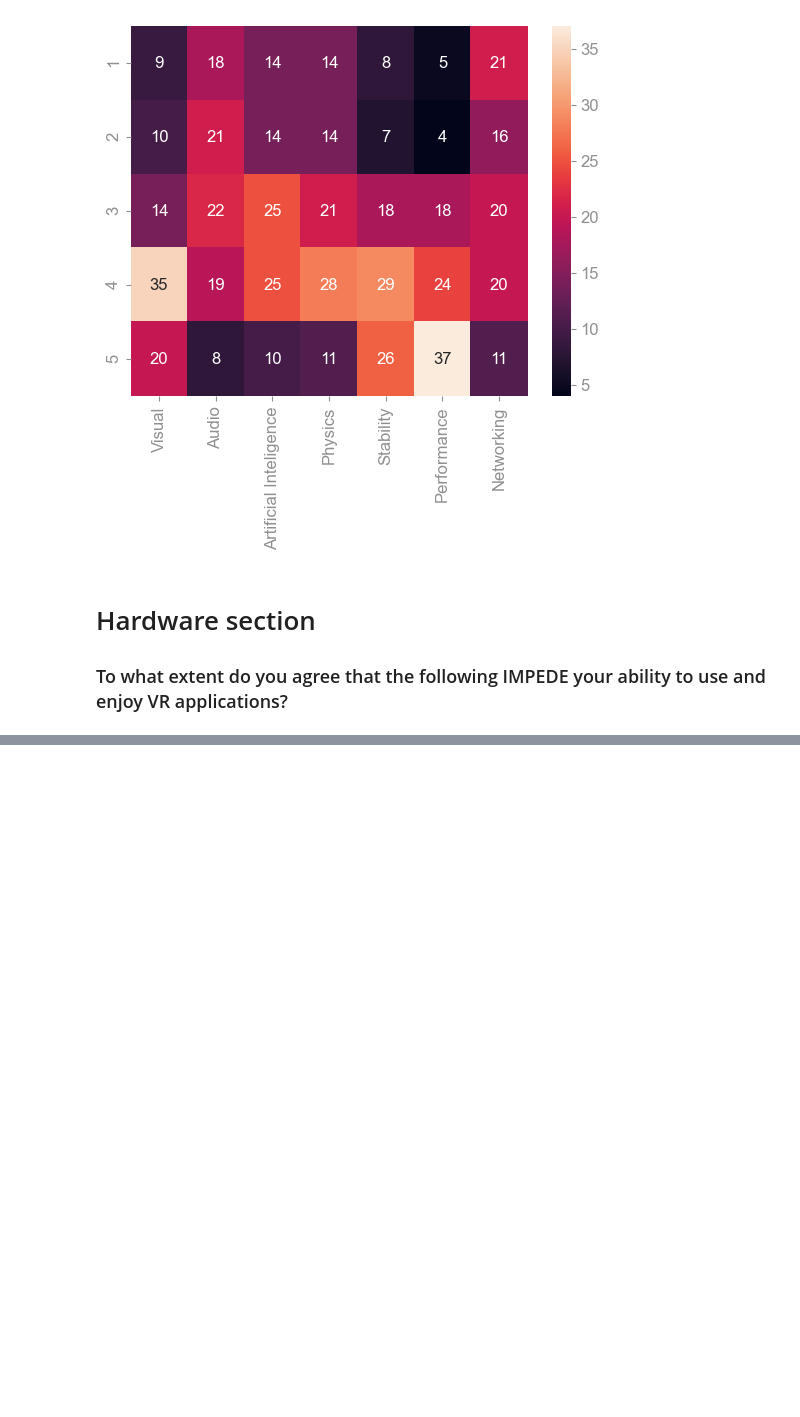
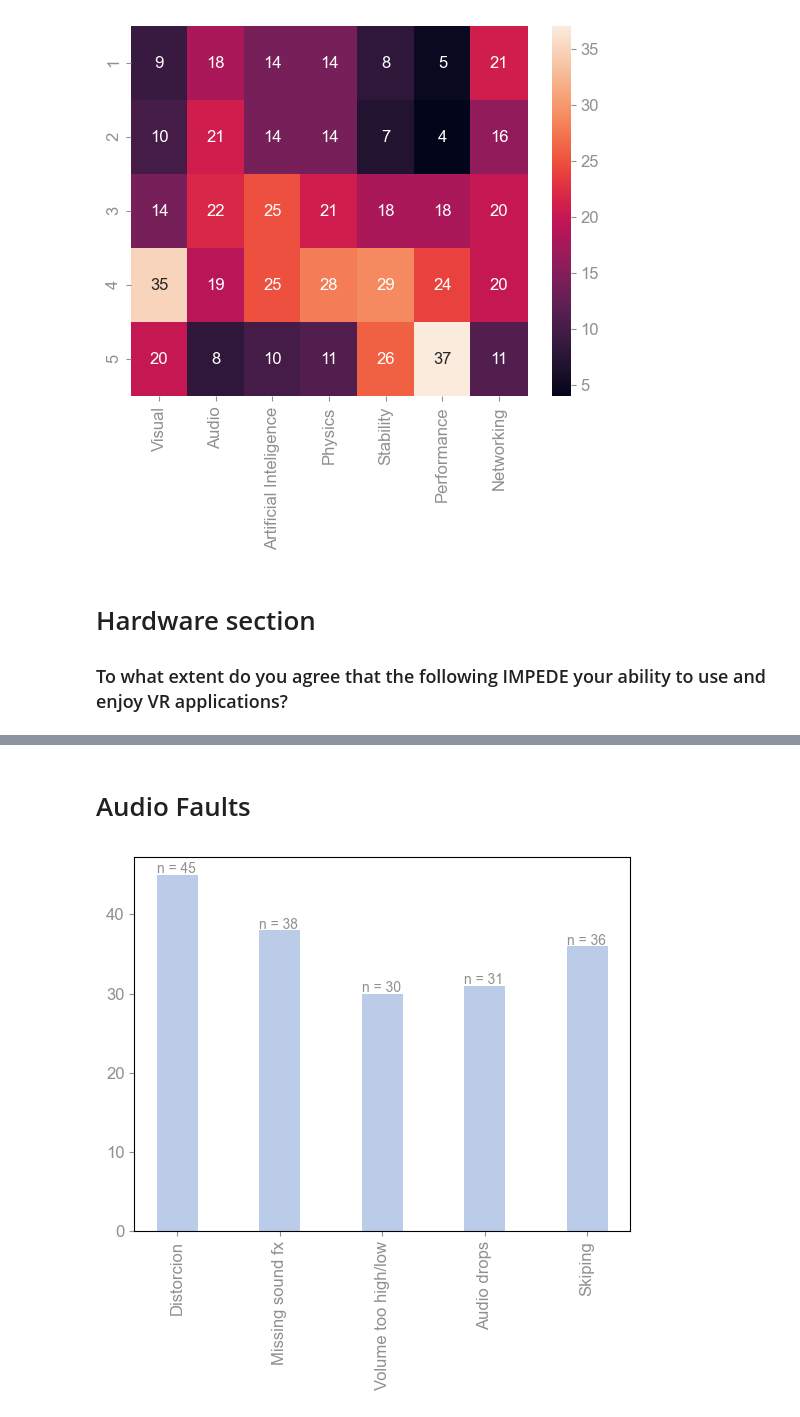
Before and after one commit to stevao-andrade/vr_survey, a Jupyter notebook: survey_charts.ipynb, the cells around one changed output, grey strips where cells are left out. Cells and saved outputs as stored; diff of their text form; code cells hidden in the pictures; blank space fills up the shorter version.

```diff
--- a/survey_charts.ipynb
+++ b/survey_charts.ipynb
@@ -365,0 +433,8 @@ KeyError: 'impeditive-peripherals'
+# %% [markdown]
+# Audio Faults
+# %%
+audio_faults_df = pd.DataFrame(results['faults-audio'])
+
+plot_bar_using_df(audio_faults_df)
+# %% [output]
+[figure, added]
```
Also changed, not shown: parts of 19 cells of this notebook, 8 other files.
